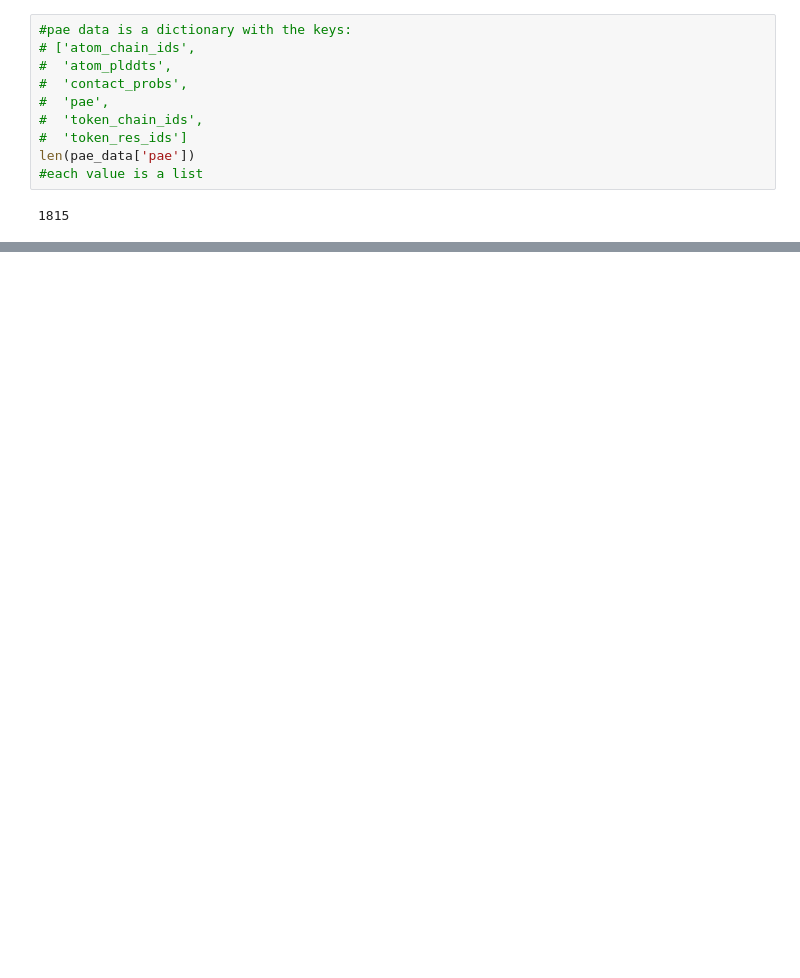
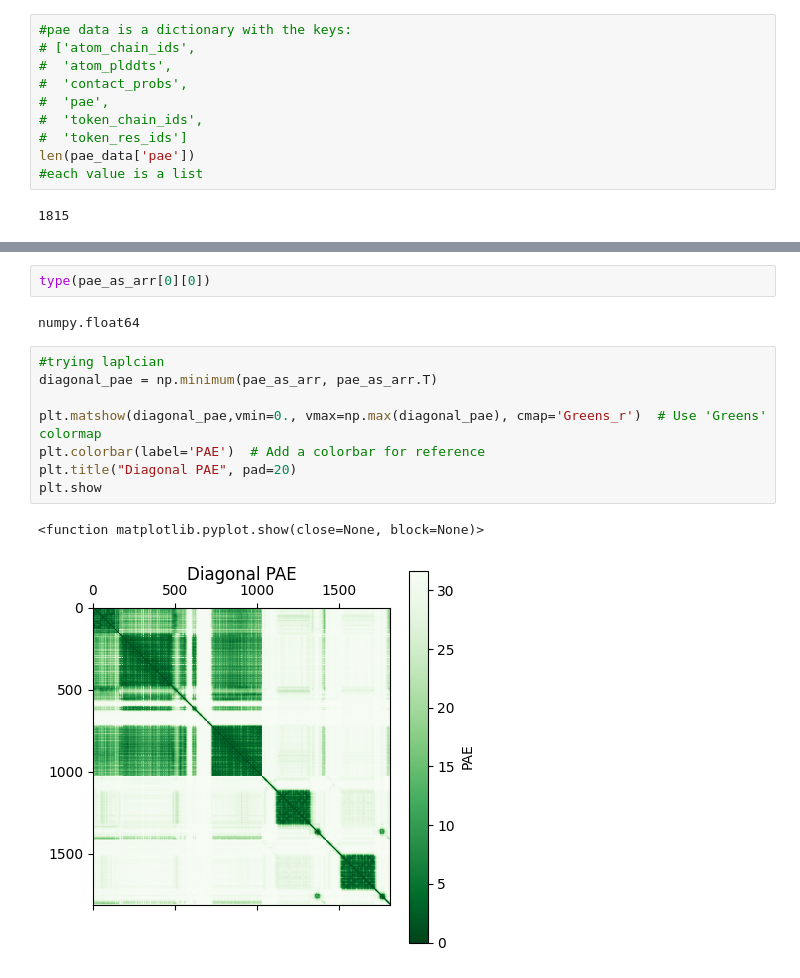
Before and after one commit to noabirman/RedefineSubunit, a Jupyter notebook: PAE_explore.ipynb, the cells around one changed output, grey strips where cells are left out. Cells and saved outputs as stored; diff of their text form; blank space fills up the shorter version.

```diff
--- a/PAE_explore.ipynb
+++ b/PAE_explore.ipynb
@@ -56,0 +119,15 @@ plt.show
+# %%
+type(pae_as_arr[0][0])
+# %% [output]
+numpy.float64
+# %%
+#trying laplcian
+diagonal_pae = np.minimum(pae_as_arr, pae_as_arr.T)
+
+plt.matshow(diagonal_pae,vmin=0., vmax=np.max(diagonal_pae), cmap='Greens_r')  # Use 'Greens' colormap
+plt.colorbar(label='PAE')  # Add a colorbar for reference
+plt.title("Diagonal PAE", pad=20)
+plt.show
+# %% [output]
+<function matplotlib.pyplot.show(close=None, block=None)>
+[figure, added]
```
Also changed, not shown: parts of 10 cells of this notebook, 2 other files.
